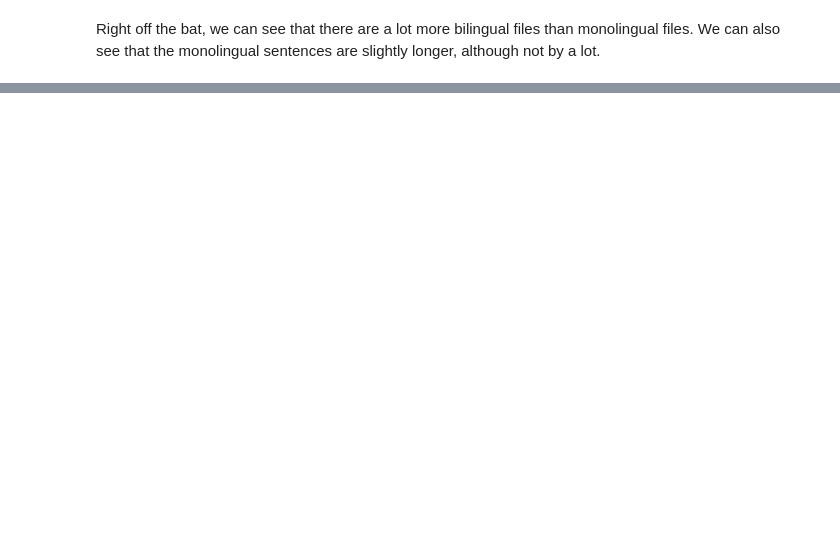
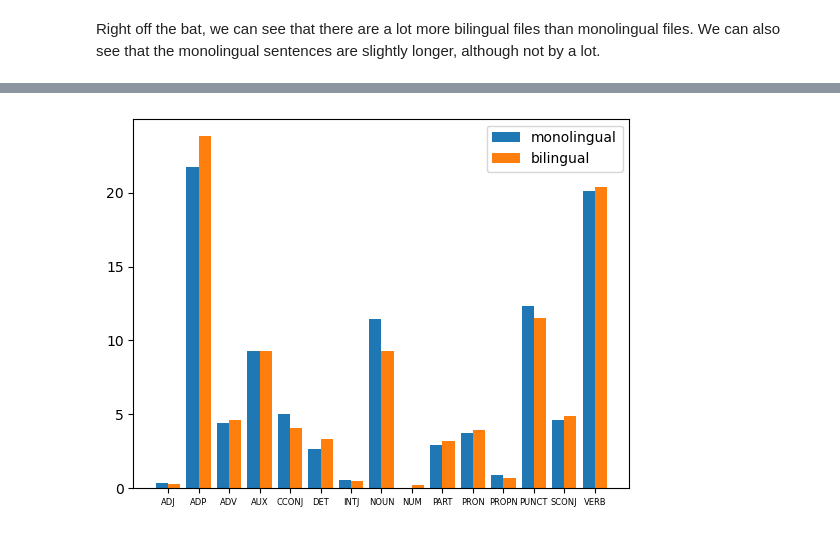
Before and after one commit to lcarl82/Multilingual-Entropy, a Jupyter notebook: Code/RUEGExploration.ipynb, the cells around one changed output, grey strips where cells are left out. Saved outputs shown, nothing was run; the diff lists cells and outputs as text; code cells hidden in the pictures; blank space fills up the shorter version.

```diff
--- a/Code/RUEGExploration.ipynb
+++ b/Code/RUEGExploration.ipynb
@@ -173,0 +314,9 @@ Right off the bat, we can see that there are a lot more bilingual files than mon
+# %%
+mono_nums = mono_postagsfd.most_common(20)
+sorted_mono_nums = sorted(mono_nums, key=lambda x: x[0])
+mono_numsx = [(x) for (x,y) in sorted_mono_nums]
+mono_numsy = [(((y/len(mono_pos)) *100)) for (x,y) in sorted_mono_nums]
+bi_nums = bi_postagsfd.most_common(20)
+sorted_bi_nums = sorted(bi_nums, key=lambda x: x[0])
+bi_numsx = [(x) for (x,y) in sorted_bi_nums]
+bi_numsy = [(((y/len(bi_pos)) *100)) for (x,y) in sorted_bi_nums]
@@ -173,0 +340,9 @@ Right off the bat, we can see that there are a lot more bilingual files than mon
+# %%
+bigram_bi_pos = [(x,y) for (x,y) in bigram_bi_pos if (x[1] not in ['NE', '_', '$.', 'X']) and (y[1] not in ['NE', '_', '$.', 'X'])]
+bigram_mono_pos = [(x,y) for (x,y) in bigram_mono_pos if (x[1] not in ['NE', '_', '$.', 'X']) and (y[1] not in ['NE', '_', '$.', 'X'])]
+
+bi_bipostags = [(x[1], y[1]) for (x, y) in bigram_bi_pos]
+mono_bipostags = [(x[1], y[1]) for (x, y) in bigram_mono_pos]
+
+print(bigram_bi_pos[:10])
+print(bi_bipostags[:10])
@@ -173,0 +360,3 @@ Right off the bat, we can see that there are a lot more bilingual files than mon
+# %%
+noun_bigram_bi_pos = [y for (x, y) in bi_bipostags if x == "NOUN"]
+noun_bigram_mono_pos = [y for (x, y) in mono_bipostags if x == "NOUN"]
@@ -173,0 +383,26 @@ Right off the bat, we can see that there are a lot more bilingual files than mon
+# %%
+from collections import Counter
+w, x = 0.4, np.arange(len(noun_bigram_bi_pos))
+fig, ax = plt.subplots()
+
+mono_counts = Counter(noun_bigram_mono_pos)
+bi_counts = Counter(noun_bigram_bi_pos)
+mono_total = len(noun_bigram_mono_pos)
+bi_total = len(noun_bigram_bi_pos)
+
+labels = sorted(set(mono_counts.keys()) | set(bi_counts.keys()))
+
+mono_vals = [100 * mono_counts.get(label, 0) / mono_total for label in labels]
+bi_vals = [100 * bi_counts.get(label, 0) / bi_total for label in labels]
+
+x = np.arange(len(labels))
+
+ax.bar(x - w/2, mono_vals, w, label='monolingual')
+ax.bar(x + w/2, bi_vals, w, label='bilingual')
+ax.set_xticks(x)
+ax.set_xticklabels(labels)
+plt.xticks(fontsize = 6)
+plt.legend()
+plt.show()
+# %% [output]
+[figure, added]
```
Also changed, not shown: parts of 51 cells of this notebook.
